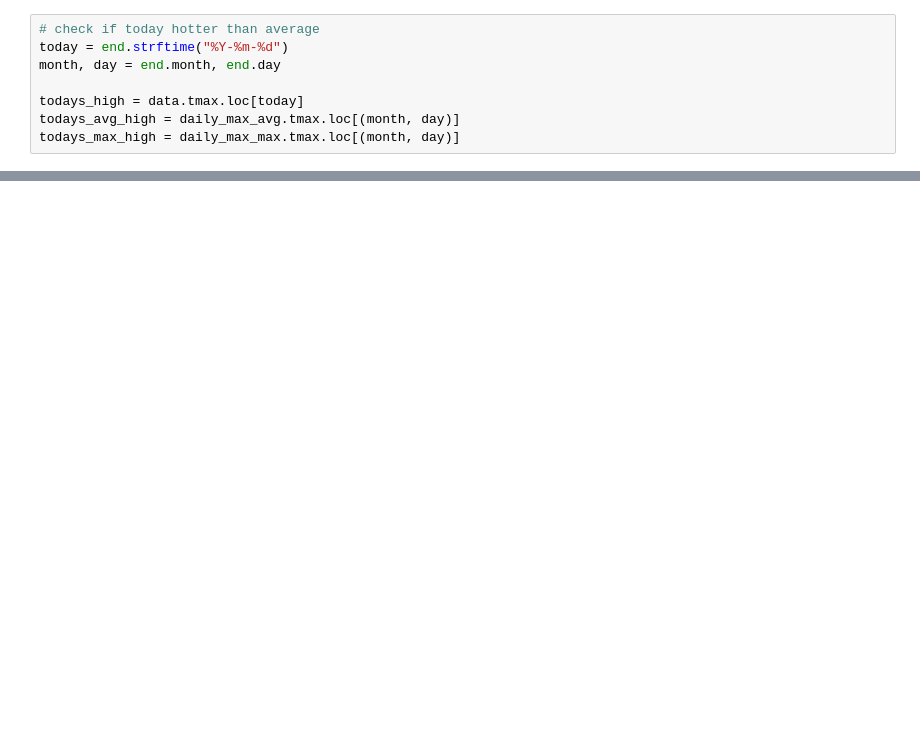
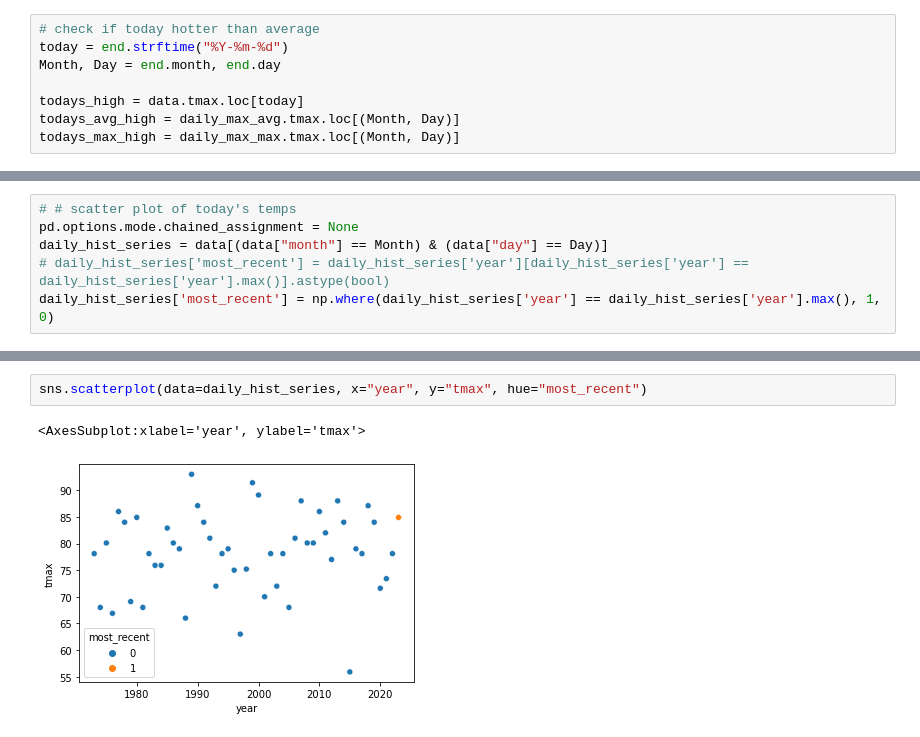
Before and after one commit to Harrison-Ward/Boiling_Frog, a Jupyter notebook: sandbox/api_testing.ipynb, the cells around one changed output, grey strips where cells are left out. Saved outputs shown, nothing was run; the diff lists cells and outputs as text; blank space fills up the shorter version.

```diff
--- a/sandbox/api_testing.ipynb
+++ b/sandbox/api_testing.ipynb
@@ -51,10 +55,10 @@ plt.show()
 # %%
 # check if today hotter than average
 today = end.strftime("%Y-%m-%d")
-month, day = end.month, end.day
+Month, Day = end.month, end.day
 
 todays_high = data.tmax.loc[today]
-todays_avg_high = daily_max_avg.tmax.loc[(month, day)]
-todays_max_high = daily_max_max.tmax.loc[(month, day)]
+todays_avg_high = daily_max_avg.tmax.loc[(Month, Day)]
+todays_max_high = daily_max_max.tmax.loc[(Month, Day)]
 # %%
 if todays_high > todays_avg_high:
@@ -67,0 +76,6 @@ The 30-year historical high for today is 91.4°F
+# %%
+# # scatter plot of today's temps
+pd.options.mode.chained_assignment = None
+daily_hist_series = data[(data["month"] == Month) & (data["day"] == Day)]
+# daily_hist_series['most_recent'] = daily_hist_series['year'][daily_hist_series['year'] == daily_hist_series['year'].max()].astype(bool)
+daily_hist_series['most_recent'] = np.where(daily_hist_series['year'] == daily_hist_series['year'].max(), 1, 0)
@@ -67,0 +103,5 @@ The 30-year historical high for today is 91.4°F
+# %%
+sns.scatterplot(data=daily_hist_series, x="year", y="tmax", hue="most_recent")
+# %% [output]
+<AxesSubplot:xlabel='year', ylabel='tmax'>
+[figure, added]
```
Also changed, not shown: parts of 8 cells of this notebook.
